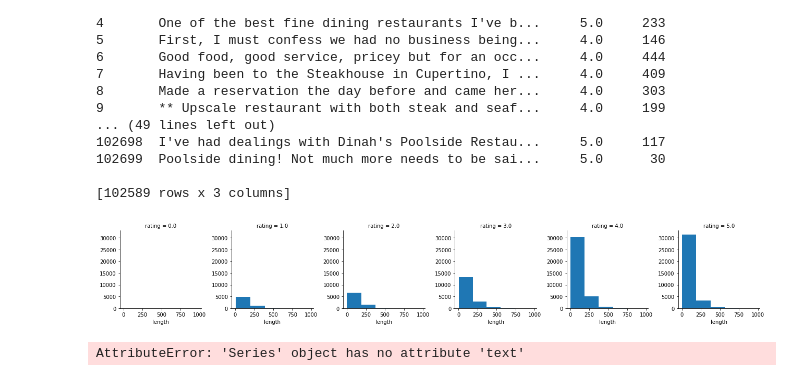
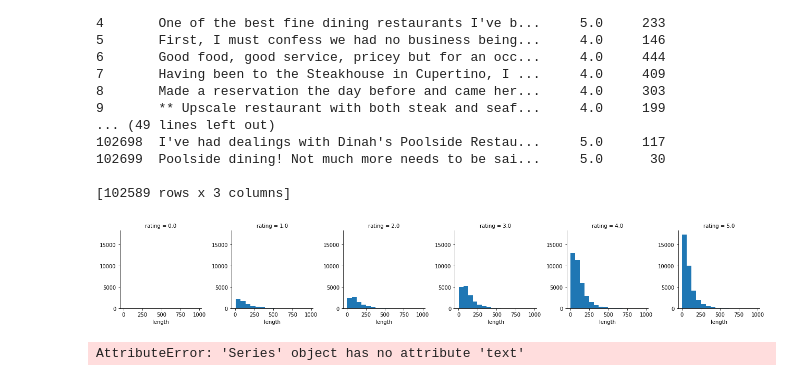
Before and after one commit to lulu2184/yelp-reviews-rating-prediction, a Jupyter notebook: counter_vector_test.ipynb, the cells around one changed output. Saved outputs shown, nothing was run; the diff lists cells and outputs as text; code cells hidden in the pictures.

```diff
--- a/counter_vector_test.ipynb
+++ b/counter_vector_test.ipynb
@@ -198,11 +198,11 @@ print(df)
 # %%
 import seaborn as sns
 import nltk
 from nltk.corpus import stopwords
 import matplotlib.pyplot as plt
 
 g = sns.FacetGrid(data=df, col='rating')
-g.map(plt.hist, 'length', bins=5)
+g.map(plt.hist, 'length', bins=15)
 plt.show()
 # %% [output]
-[figure, old version]
+[figure, new version]
```
Also changed, not shown: parts of 6 cells of this notebook, 1 other file.
